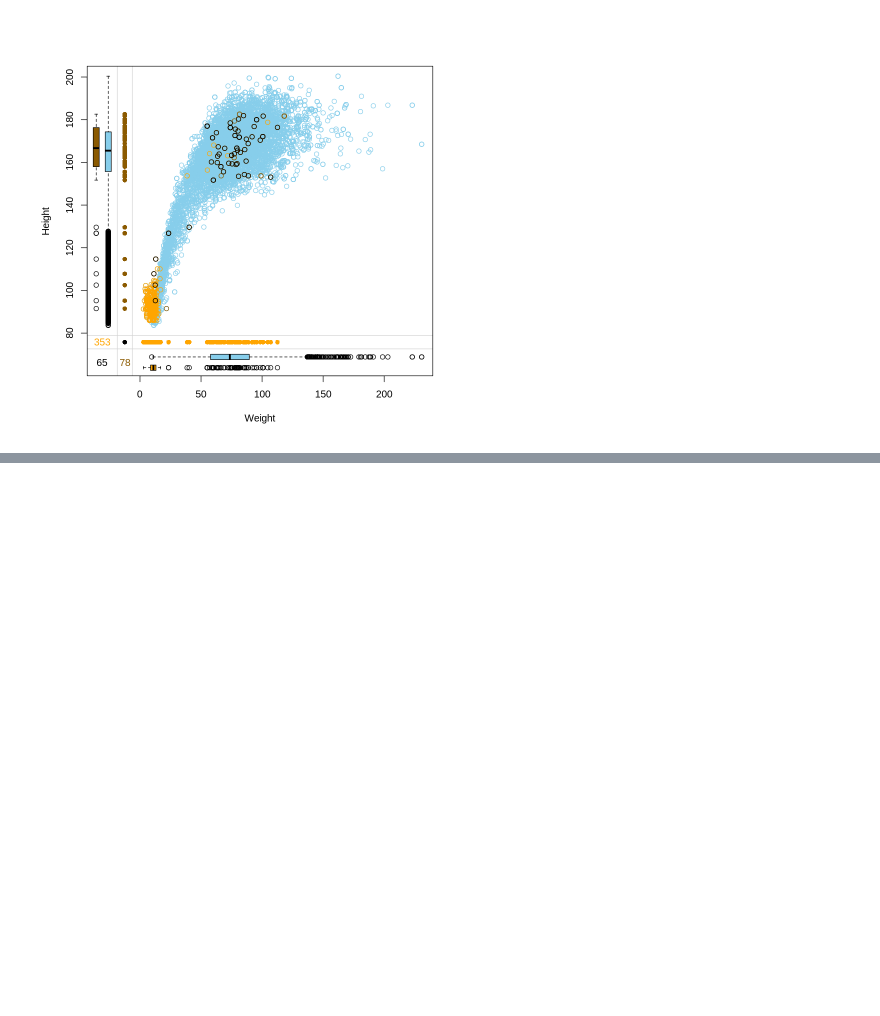
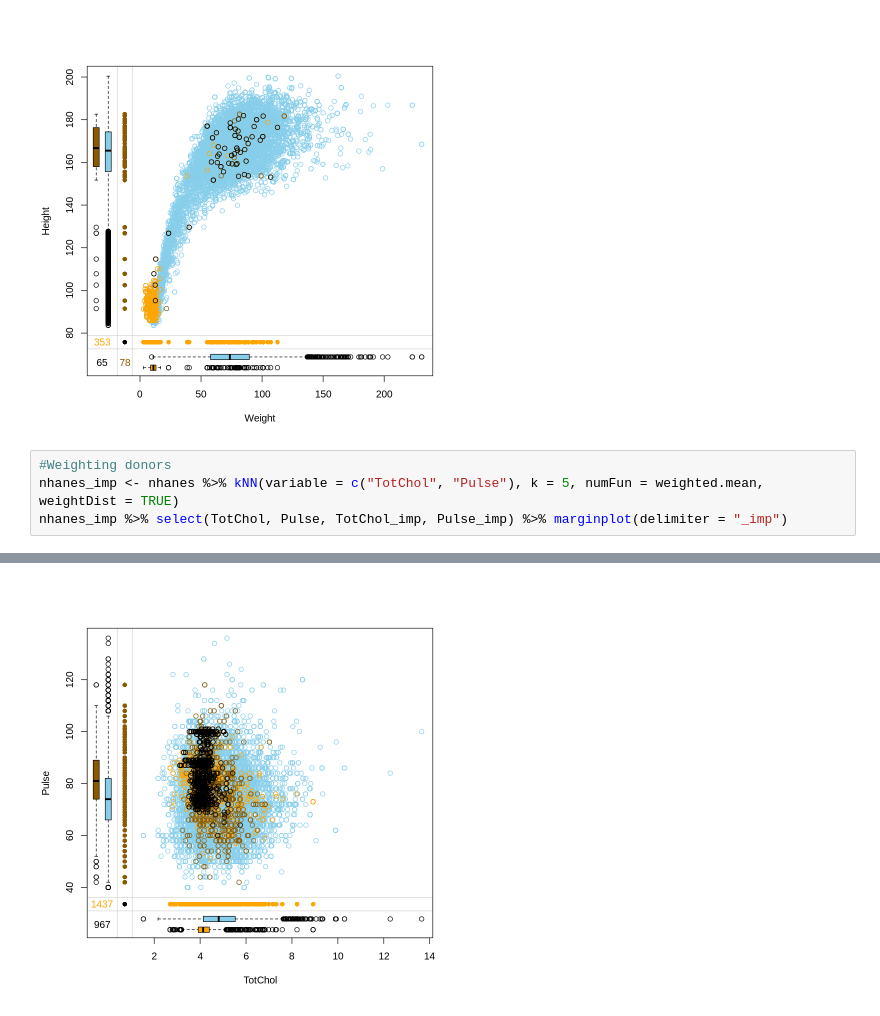
Before and after one commit to tarutear/2025-1, a Jupyter notebook: Introduction_to_R.ipynb, the cells around one changed output, grey strips where cells are left out. Cells and saved outputs as stored; diff of their text form; blank space fills up the shorter version.

```diff
--- a/Introduction_to_R.ipynb
+++ b/Introduction_to_R.ipynb
@@ -173,3 +207,8 @@ nhanes_imp <- kNN(nhanes, k = 5, variable = c("Weight", "Height"))
 nhanes_imp %>% select(Weight, Weight_imp, Height, Height_imp) %>% marginplot(delimiter = "_imp")
 # %% [output]
 [figure]
+# %%
+#Weighting donors
+nhanes_imp <- nhanes %>% kNN(variable = c("TotChol", "Pulse"), k = 5, numFun = weighted.mean, weightDist = TRUE)
+nhanes_imp %>% select(TotChol, Pulse, TotChol_imp, Pulse_imp) %>% marginplot(delimiter = "_imp")
+# %% [output]
@@ -175,0 +217 @@ nhanes_imp %>% select(Weight, Weight_imp, Height, Height_imp) %>% marginplot(del
+[figure, added]
```
Also changed, not shown: parts of 15 cells of this notebook.
